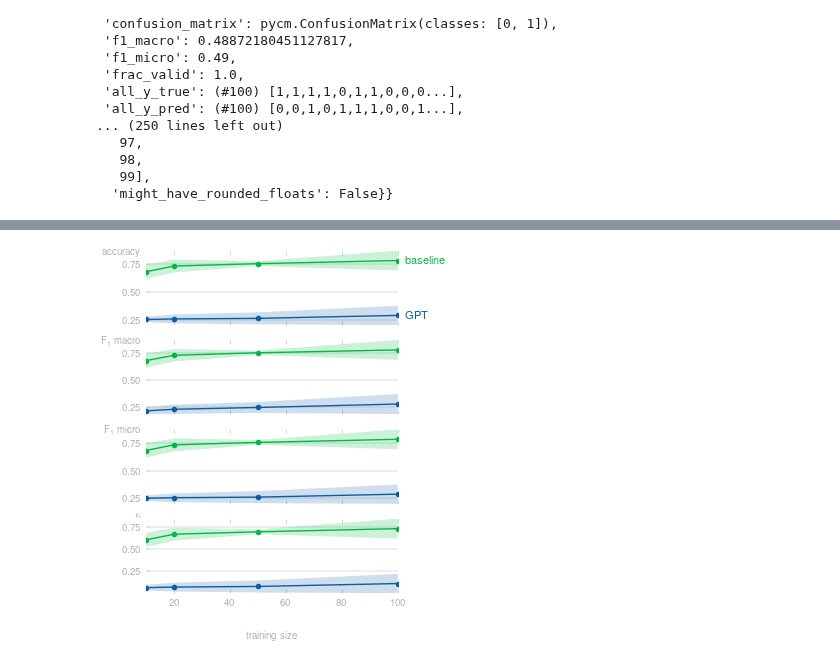
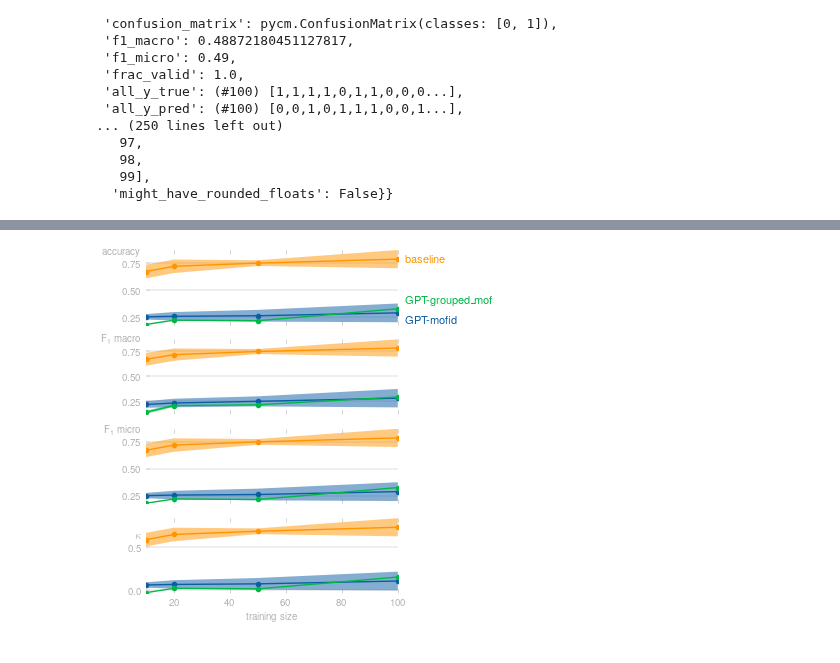
Before and after one commit to kjappelbaum/gptchem, a Jupyter notebook: experiments/03_classification/cv/plot_results.ipynb, the cells around one changed output, grey strips where cells are left out. Drawn from its saved outputs; the diff is of its cells as text; code cells hidden in the pictures.

```diff
--- a/experiments/03_classification/cv/plot_results.ipynb
+++ b/experiments/03_classification/cv/plot_results.ipynb
@@ -56,7 +56,8 @@ for out in all_out:
         'f1_macro': out['f1_macro'],
         'f1_micro': out['f1_micro'],
         'kappa': out['kappa'],
-        "num_classes": out['num_classes']
+        "num_classes": out['num_classes'],
+        "representation": out['representation'] if 'representation' in out else "mofid",
     }
 
     baseline_res = {
@@ -74,7 +75,7 @@ for out in all_out:
 res = pd.DataFrame(extracted_res)
 baseline = pd.DataFrame(baseline)
 # %%
-grouped_res = res.groupby(['num_classes', 'train_size']).agg(['mean', 'std', 'count'])
+grouped_res = res.groupby(['num_classes', 'train_size', "representation"]).agg(['mean', 'std', 'count'])
 # %%
 grouped_baseline_res = baseline.groupby(['num_classes', 'train_size']).agg(['mean', 'std', 'count'])
 # %%
@@ -161,45 +183,62 @@ with plt.style.context(matplotx.styles.dufte):
 with plt.style.context(matplotx.styles.dufte):
     fig, ax = plt.subplots(4, 1, figsize=(ONE_COL_WIDTH_INCH, TWO_COL_GOLDEN_RATIO_HEIGHT_INCH), sharex='all')
 
-# plot the binary case, i.e. num_classes = 2
+    # plot the binary case, i.e. num_classes = 2
 
     for i, metric in enumerate(['accuracy', 'f1_macro', 'f1_micro', 'kappa']):
         ax[i].plot(
-            grouped_res.loc[5,:].index,
-            grouped_res.loc[5,:][metric]['mean'],
+            grouped_res.loc[5,:, "mofid"].index,
+            grouped_res.loc[5,:,"mofid"][metric]['mean'],
             marker='o',
-            label='GPT',
+            label='GPT-mofid',
         )
         ax[i].fill_between(
-            grouped_res.loc[5,:].index,
-            grouped_res.loc[5,:][metric]['mean'] - grouped_res.loc[5,:][metric]['std'],
-            grouped_res.loc[5,:][metric]['mean'] + grouped_res.loc[5,:][metric]['std'],
-            alpha=0.2,
+            grouped_res.loc[5,:,"mofid"].index,
+            grouped_res.loc[5,:,"mofid"][metric]['mean'] - grouped_res.loc[5,:,"mofid"][metric]['std'],
+            grouped_res.loc[5,:,"mofid"][metric]['mean'] + grouped_res.loc[5,:,"mofid"][metric]['std'],
+            alpha=0.5,
+        )
+
+        ax[i].plot(
+            grouped_res.loc[5,:, "grouped_mof"].index,
+            grouped_res.loc[5,:,"grouped_mof"][metric]['mean'],
+            marker='o',
+            label='GPT-grouped_mof',
+        )
+        ax[i].fill_between(
+            grouped_res.loc[5,:,"grouped_mof"].index,
+            grouped_res.loc[5,:,"grouped_mof"][metric]['mean'] - grouped_res.loc[5,:,"grouped_mof"][metric]['std'],
+            grouped_res.loc[5,:,"grouped_mof"][metric]['mean'] + grouped_res.loc[5,:,"grouped_mof"][metric]['std'],
+            alpha=0.5,
         )
 
         ax[i].plot(
             grouped_baseline_res.loc[5,:].index,
             grouped_baseline_res.loc[5,:][metric]['mean'],
             marker='o',
             label='baseline'
         )
         ax[i].fill_between(
             grouped_baseline_res.loc[5,:].index,
             grouped_baseline_res.loc[5,:][metric]['mean'] - grouped_baseline_res.loc[5,:][metric]['std'],
             grouped_baseline_res.loc[5,:][metric]['mean'] + grouped_baseline_res.loc[5,:][metric]['std'],
-            alpha=0.2,
+            alpha=0.5,
         )
 
 
+    ax[-1].set_xlabel('training size', labelpad=4)
+    #ax[0].legend()
+
 
     matplotx.line_labels(ax[0], fontsize=8)
+
 
     matplotx.ylabel_top('accuracy', ax=ax[0])
     matplotx.ylabel_top(r'F$_{1}$ macro', ax=ax[1])
     matplotx.ylabel_top(r'F$_{1}$ micro', ax=ax[2])
     matplotx.ylabel_top(r'$\kappa$', ax=ax[3])
-    ax[-1].set_xlabel('training size')
 
-fig.savefig('cv-classification_results_5.pdf', bbox_inches='tight')
+    #fig.tight_layout()
+    fig.savefig('cv-classification_results_5.pdf', bbox_inches='tight')
 # %% [output]
-[figure, old version]
+[figure, new version]
```
Also changed, not shown: parts of 3 cells of this notebook, 42 other files.
